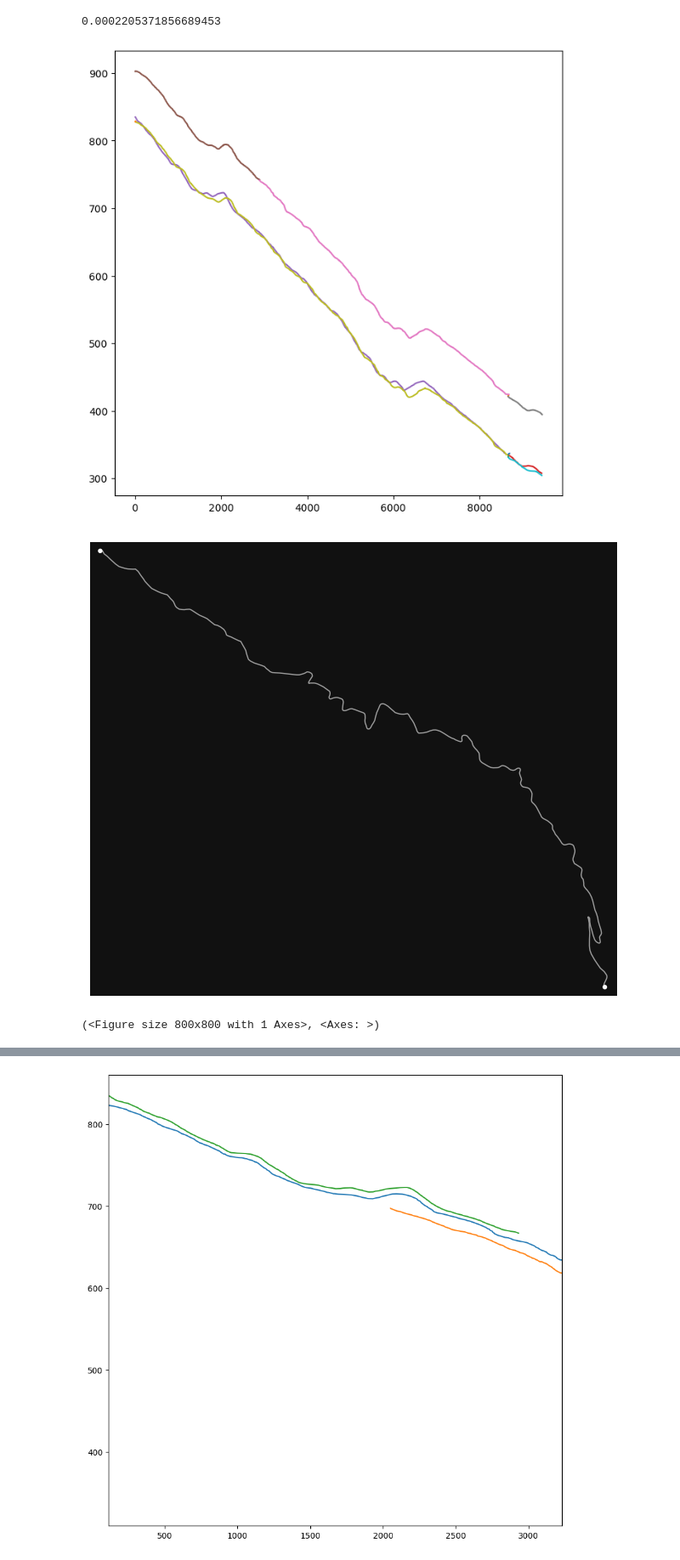
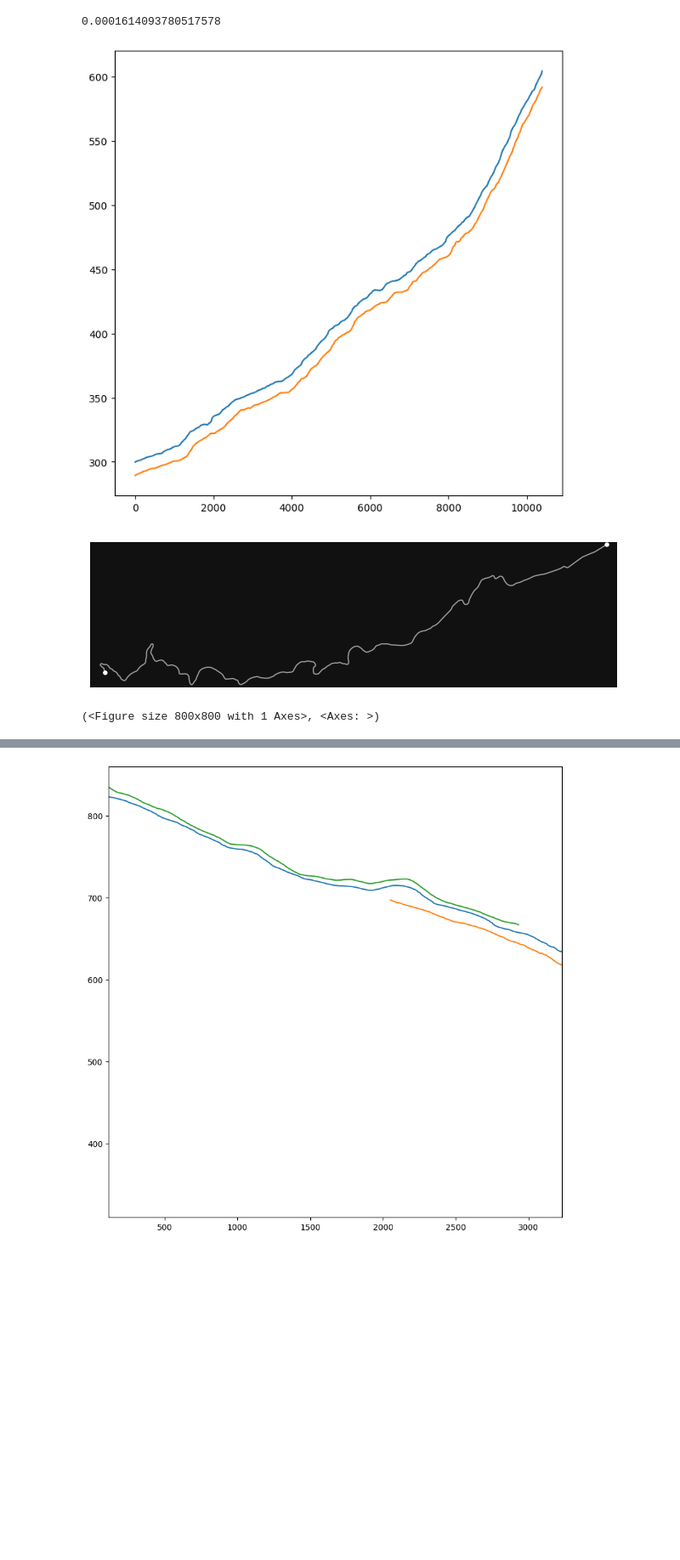
Before and after one commit to pierremennesson/garmin_elevation_process, a Jupyter notebook: edge_wise.ipynb, the cells around one changed output, grey strips where cells are left out. Shown at 85% size. Drawn from its saved outputs; the diff is of its cells as text; code cells hidden in the pictures; blank space fills up the shorter version.

Commit message:
documentation part I

```diff
--- a/edge_wise.ipynb
+++ b/edge_wise.ipynb
@@ -47,30 +44,30 @@ ox.plot_graph(G_proj)
 (<Figure size 800x800 with 1 Axes>, <Axes: >)
 # %%
 def parallelized_preprocess(file_paths):
-    garmin_dfs=[preprocess(file_path,G_proj,crs=crs) for file_path in file_paths]
+    garmin_dfs=[preprocess(file_path,G_osm,crs=crs) for file_path in file_paths]
     return pd.concat(garmin_dfs)
 # %%
 GENERATE=True
-garmin_df_path='/home/pierre/Documents/garmin_df.csv'
+navigation_df_path='/home/pierre/Documents/navigation_df.csv'
 if GENERATE:
     t1=time.time()
     nb_cpu=cpu_count()-1
     file_paths=glob.glob('/home/pierre/Documents/garmin_corse/*.gpx')
     chunked_file_paths=chunk(file_paths,nb_cpu)
     with Pool(nb_cpu) as p:
-        garmin_dfs=p.map(parallelized_preprocess,chunked_file_paths)
-    garmin_df=pd.concat(garmin_dfs)
-    garmin_df=garmin_df.to_crs('epsg:4326')
-    garmin_df.to_csv(garmin_df_path,index=False)
-    garmin_df=garmin_df.to_crs(crs)
+        navigation_dfs=p.map(parallelized_preprocess,chunked_file_paths)
+    navigation_df=pd.concat(navigation_dfs)
+    navigation_df=navigation_df.to_crs('epsg:4326')
+    navigation_df.to_csv(navigation_df_path,index=False)
+    navigation_df=navigation_df.to_crs(crs)
     t2=time.time()
     print(t2-t1)
 else:
-    garmin_df=pd.read_csv(garmin_df_path)
-    garmin_df['geometry']=garmin_df['geometry'].apply(wkt.loads)
-    garmin_df=gpd.GeoDataFrame(garmin_df,geometry='geometry',crs='epsg:4326')
-    garmin_df['time']=pd.to_datetime(garmin_df['time'])
-    garmin_df['edge']=garmin_df['edge'].apply(eval)
-    garmin_df=garmin_df.to_crs(crs)
-garmin_df
+    navigation_df=pd.read_csv(navigation_df_path)
+    navigation_df['geometry']=navigation_df['geometry'].apply(wkt.loads)
+    navigation_df=gpd.GeoDataFrame(navigation_df,geometry='geometry',crs='epsg:4326')
+    navigation_df['time']=pd.to_datetime(navigation_df['time'])
+    navigation_df['edge']=navigation_df['edge'].apply(eval)
+    navigation_df=navigation_df.to_crs(crs)
+navigation_df
 # %% [output]
@@ -116,4 +100,4 @@ print(t2-t1)
 # %%
-edges=sorted(garmin_df['edge'].unique(),key=lambda edge:G_proj.get_edge_data(*edge)['length'])
-edges
+edges=sorted(navigation_df['edge'].unique(),key=lambda edge:G_osm.get_edge_data(*edge)['length'])
+ox.plot_graph(nx.edge_subgraph(G_osm,edges))
 # %% [output]
@@ -137,11 +106,10 @@ edges
 # %%
 plt.rcParams['figure.figsize']=(8,8)
-edge=(301195711, 301196406, 0)
-edge=edges[-15]
+edge=edges[-13]
 path=[edge]
 
 t1=time.time()
-meta_segments,_=get_meta_segments_along_path(path,GG,G_proj)
+meta_segments,_=get_meta_segments_along_path(path,G_navigation,G_osm)
 t2=time.time()
 print(t2-t1)
 for elem in meta_segments:
@@ -150,12 +118,12 @@ for elem in meta_segments:
     #plt.scatter(X[0],Y[0],c='g')
     #plt.scatter(X[-1],Y[-1],c='r')
 # %% [output]
-0.0002205371856689453
+0.0001614093780517578
-[figure, old version]
+[figure, new version]
 # %%
-ox.plot_graph(nx.edge_subgraph(G_dir,map(tuple,path[:])))
+ox.plot_graph(nx.edge_subgraph(G_osm,map(tuple,path[:])))
 # %% [output]
-[figure, old version]
+[figure, new version]
 (<Figure size 800x800 with 1 Axes>, <Axes: >)
 # %%
 plt.rcParams['figure.figsize']=(8,8)
```
Also changed, not shown: parts of 9 cells of this notebook, 10 other files.
